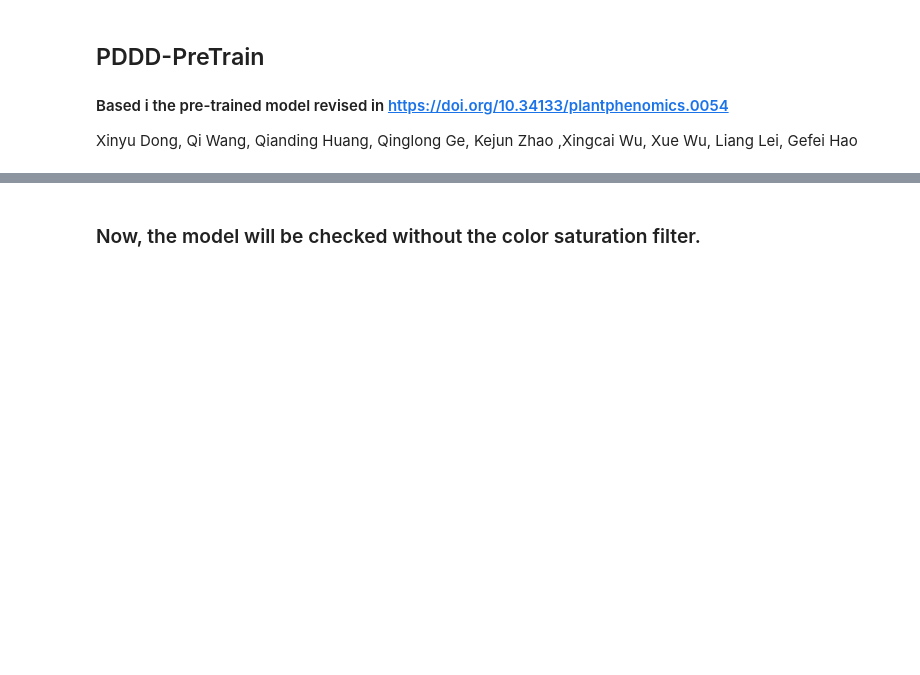
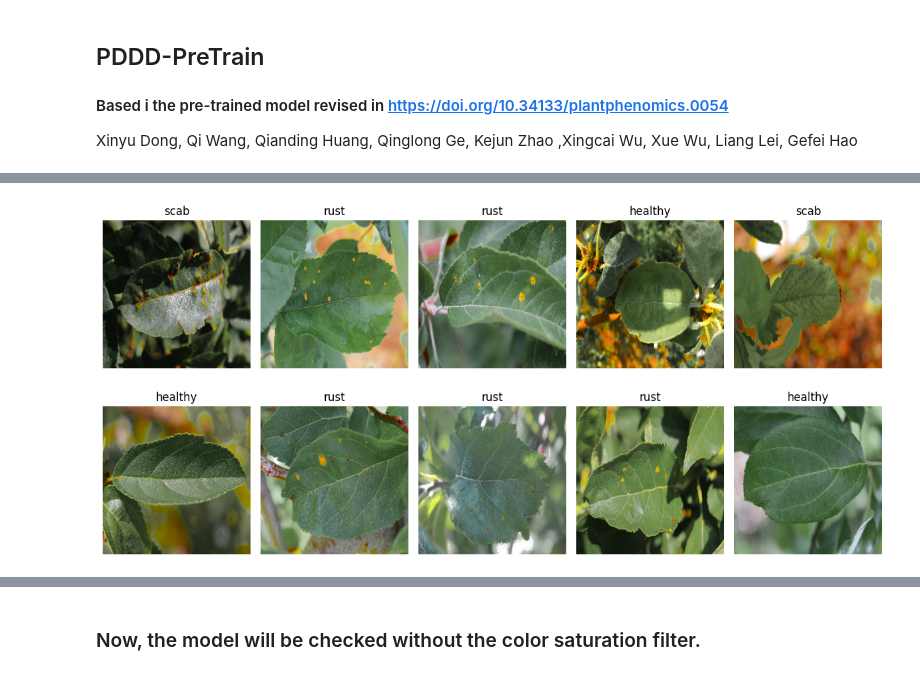
Before and after one commit to emmdaz/Plant-Pathology-Classificator, a Jupyter notebook: Plant-Pathology-Classificator-Conv2D-ResNet101-ImageNet-Based-Model.ipynb, the cells around one changed output, grey strips where cells are left out. Drawn from its saved outputs; the diff is of its cells as text; code cells hidden in the pictures; blank space fills up the shorter version.

```diff
--- a/Plant-Pathology-Classificator-Conv2D-ResNet101-ImageNet-Based-Model.ipynb
+++ b/Plant-Pathology-Classificator-Conv2D-ResNet101-ImageNet-Based-Model.ipynb
@@ -216,33 +212,20 @@ plt.show()
 # %%
 img, labels = next(val)
 
 label_indices = np.argmax(labels, axis=1)
 class_names = list(val.class_indices.keys())
 
 plt.figure(figsize=(12, 6))
 for i in range(10):
     plt.subplot(2, 5, i + 1)
     plt.imshow(img[i])
     plt.title(class_names[label_indices[i]])
     plt.axis("off")
 
 plt.tight_layout()
 plt.show()
-
-img, labels = next(mini_val)
-
-label_indices = np.argmax(labels, axis=1)
-class_names = list(mini_val.class_indices.keys())
-
-plt.figure(figsize=(12, 6))
-for i in range(10):
-    plt.subplot(2, 5, i + 1)
-    plt.imshow(img[i])
-    plt.title(class_names[label_indices[i]])
-    plt.axis("off")
-
-plt.tight_layout()
-plt.show()
+# %% [output]
+[figure, added]
 # %%
 from tensorflow.keras import mixed_precision
 
```
Also changed, not shown: parts of 24 cells of this notebook.
